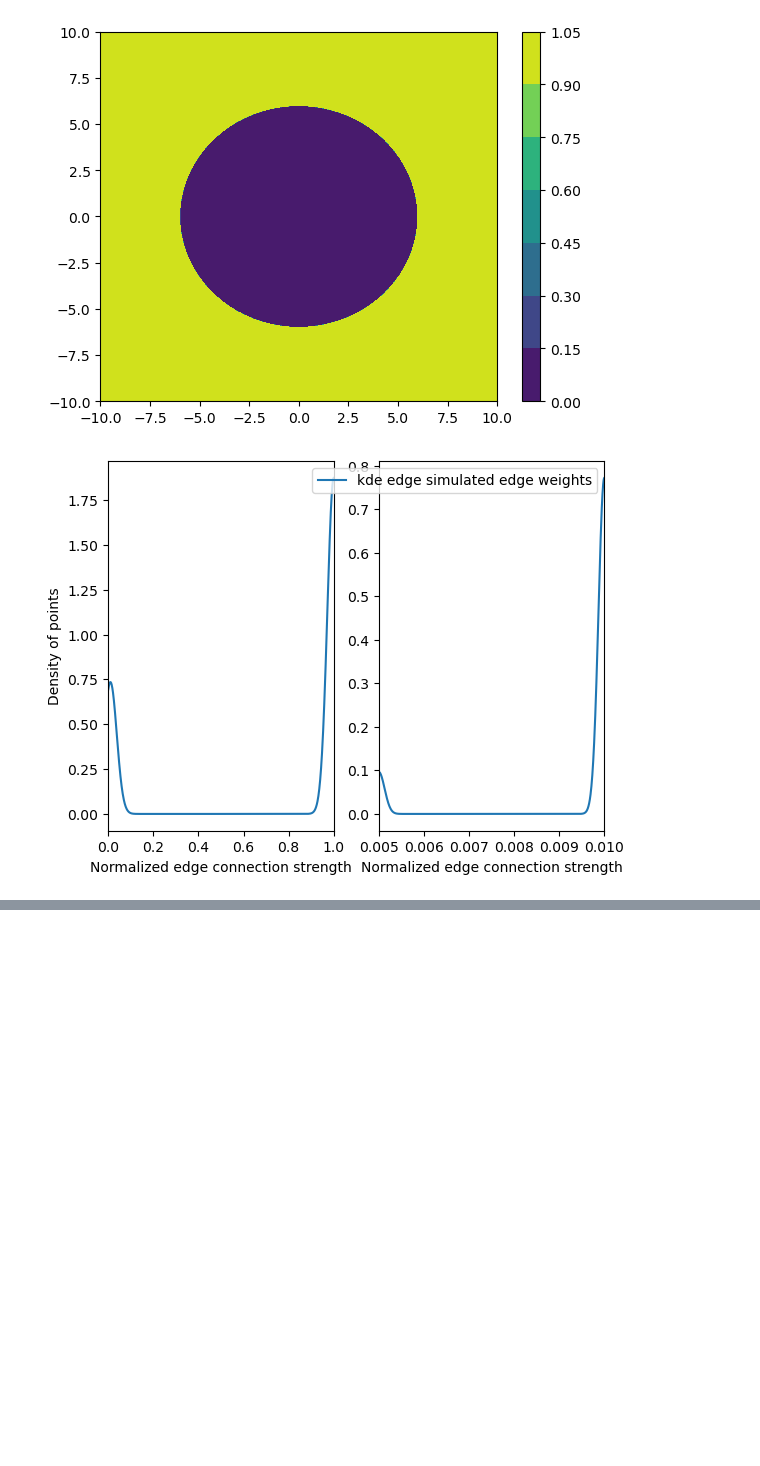
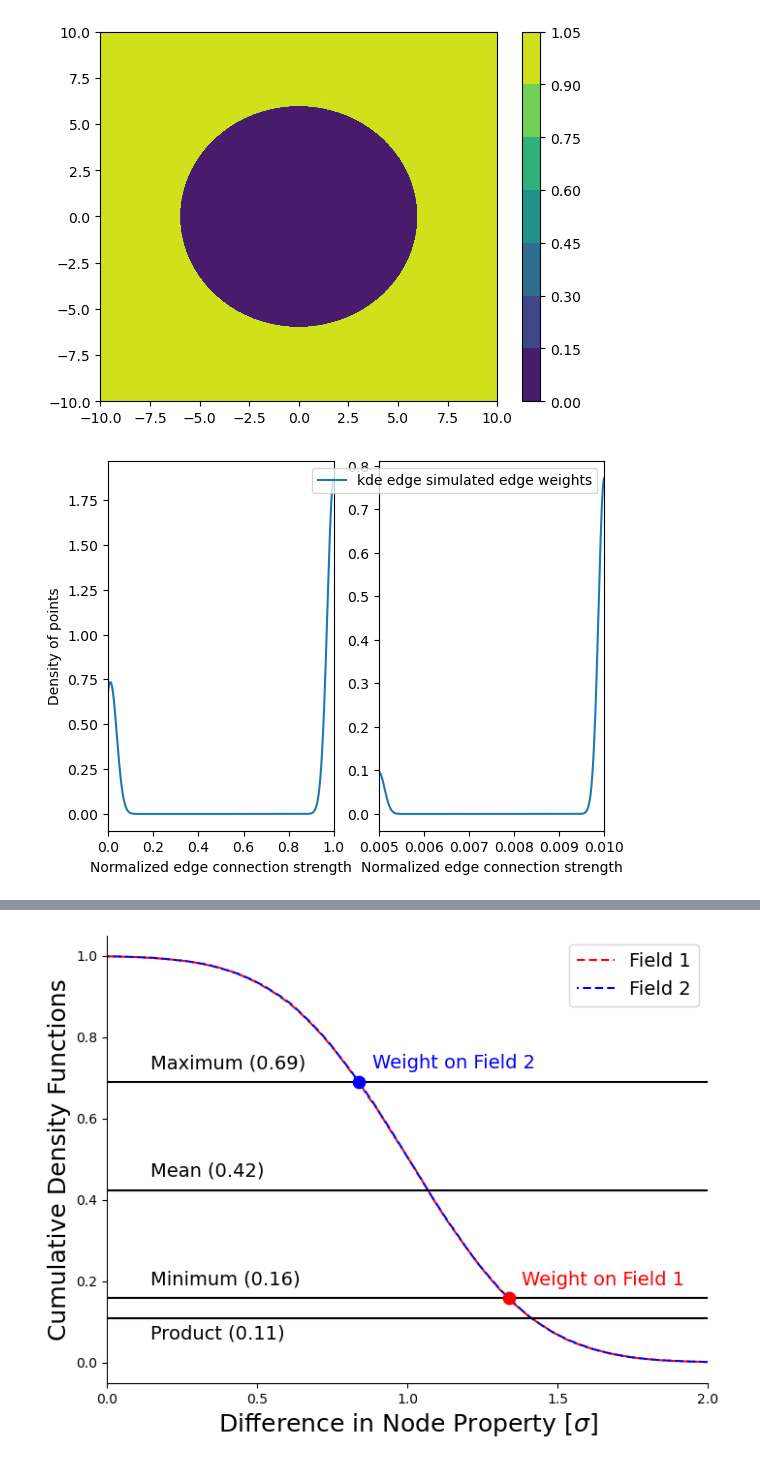
Before and after one commit to Bogumil-Matthew/ExoCcycle, a Jupyter notebook: JN/Development.ipynb, the cells around one changed output, grey strips where cells are left out. Saved outputs shown, nothing was run; the diff lists cells and outputs as text; code cells hidden in the pictures; blank space fills up the shorter version.

Commit message:
Added code to utils.py and GMD_Manuscript_Figures.ipynb create method manuscript figures.

```diff
--- a/JN/Development.ipynb
+++ b/JN/Development.ipynb
@@ -1342,0 +1345,81 @@ Plot on right: higher values for the larger circle show how the larger circle is
+# %%
+import numpy as np
+import matplotlib.pyplot as plt
+from scipy.stats import norm
+import os
+
+# === Control font sizes here ===
+label_fontsize = 18
+annotation_fontsize = 14
+legend_fontsize = 14
+
+# 1. Create two distributions
+shortenFactor = 3
+shiftFactor = 1
+Field1Dis = np.random.normal(loc=shiftFactor, scale=1/shortenFactor, size=50000)
+Field2Dis = np.random.normal(loc=shiftFactor, scale=1/shortenFactor, size=50000)
+
+# 2. Create CDFs
+x1 = np.sort(Field1Dis)
+y1 = 1 - np.arange(1, len(x1)+1) / len(x1)
+
+x2 = np.sort(Field2Dis)
+y2 = 1 - np.arange(1, len(x2)+1) / len(x2)
+
+# 3. Plot CDFs
+fig, ax = plt.subplots(1, 1, figsize=(8, 6))
+plt.plot(x1, y1, linestyle=(0, (4, 2)),  color='red', label='Field 1')
+plt.plot(x2, y2, linestyle=(3, (4, 2)), color='blue', label='Field 2')
+
+# 4. Points
+std_point1 = 1
+std_point2 = -0.5
+
+mean1, std1 = np.mean(Field1Dis), np.std(Field1Dis)
+mean2, std2 = np.mean(Field2Dis), np.std(Field2Dis)
+
+point1_x = mean1 + std_point1 * std1
+point2_x = mean2 + std_point2 * std2
+
+point1_y = 1 - np.searchsorted(x1, point1_x) / len(x1)
+point2_y = 1 - np.searchsorted(x2, point2_x) / len(x2)
+
+plt.scatter(point1_x, point1_y, color='red', s=80, zorder=5)
+plt.scatter(point2_x, point2_y, color='blue', s=80, zorder=5)
+
+weights = np.array([point1_y, point2_y])
+
+plt.hlines(np.min(weights), xmin=0, xmax=2.5, color='black', zorder=4)
+plt.hlines(np.max(weights), xmin=0, xmax=2.5, color='black', zorder=4)
+plt.hlines(np.mean(weights), xmin=0, xmax=2.5, color='black', zorder=4)
+plt.hlines(np.prod(weights), xmin=0, xmax=2.5, color='black', zorder=4)
+
+# Annotate
+plt.annotate(f'Weight on Field 1', (point1_x, point1_y), textcoords="offset points", xytext=(10,10), ha='left', color='red', fontsize=annotation_fontsize)
+plt.annotate(f'Weight on Field 2', (point2_x, point2_y), textcoords="offset points", xytext=(10,10), ha='left', color='blue', fontsize=annotation_fontsize)
+
+plt.annotate(f'Minimum ({np.min(weights):0.2f})',  (.1, np.min(weights)), textcoords="offset points", xytext=(10,10), ha='left', fontsize=annotation_fontsize)
+plt.annotate(f'Maximum ({np.max(weights):0.2f})',  (.1, np.max(weights)), textcoords="offset points", xytext=(10,10), ha='left', fontsize=annotation_fontsize)
+plt.annotate(f'Mean ({np.mean(weights):0.2f})',    (.1, np.mean(weights)), textcoords="offset points", xytext=(10,10), ha='left', fontsize=annotation_fontsize)
+plt.annotate(f'Product ({np.prod(weights):0.2f})', (.1, np.prod(weights)), textcoords="offset points", xytext=(10,-15), ha='left', fontsize=annotation_fontsize)
+
+# Formatting
+plt.xlim([0, 2])
+plt.xticks([0, 0.5, 1, 1.5, 2])
+plt.xlabel('Difference in Node Property [$\\sigma$]', fontsize=label_fontsize)
+plt.ylabel('Cumulative Density Functions', fontsize=label_fontsize)
+plt.legend(fontsize=legend_fontsize)
+ax.spines['top'].set_visible(False)
+ax.spines['right'].set_visible(False)
+plt.grid(False)
+
+# Create directory for saving diagram
+directory_name = os.getcwd()+"/figures/GMD_Manuscript/CodeOutputs/MultiFieldWeightDiagram"
+os.makedirs(directory_name, exist_ok=True)
+
+
+# Save figure
+plt.savefig(directory_name+"/diagram.png", dpi=600, transparent=True)
+plt.savefig(directory_name+"/diagram.svg", transparent=True)
+# %% [output]
+[figure, added]
```
Also changed, not shown: parts of 1 cell of this notebook, 1 other file.
